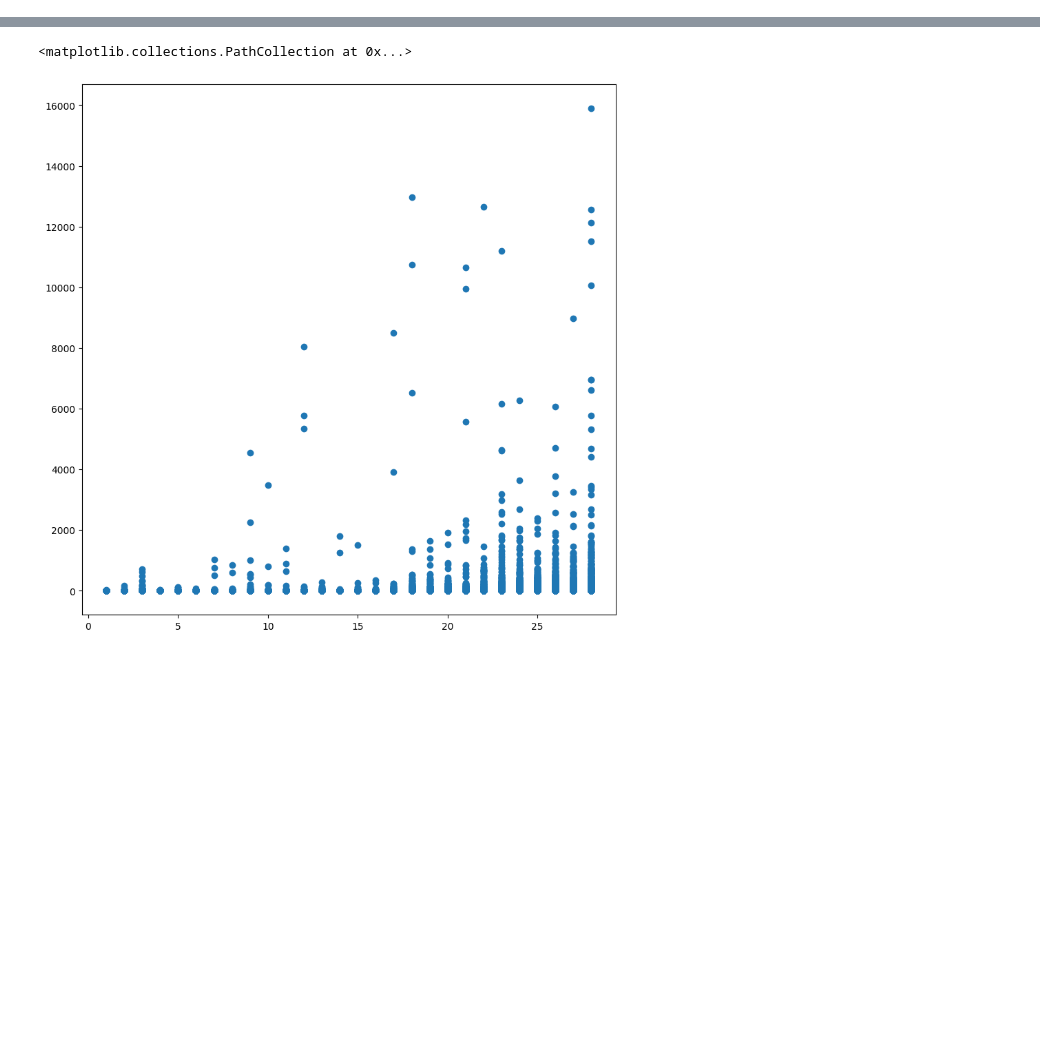
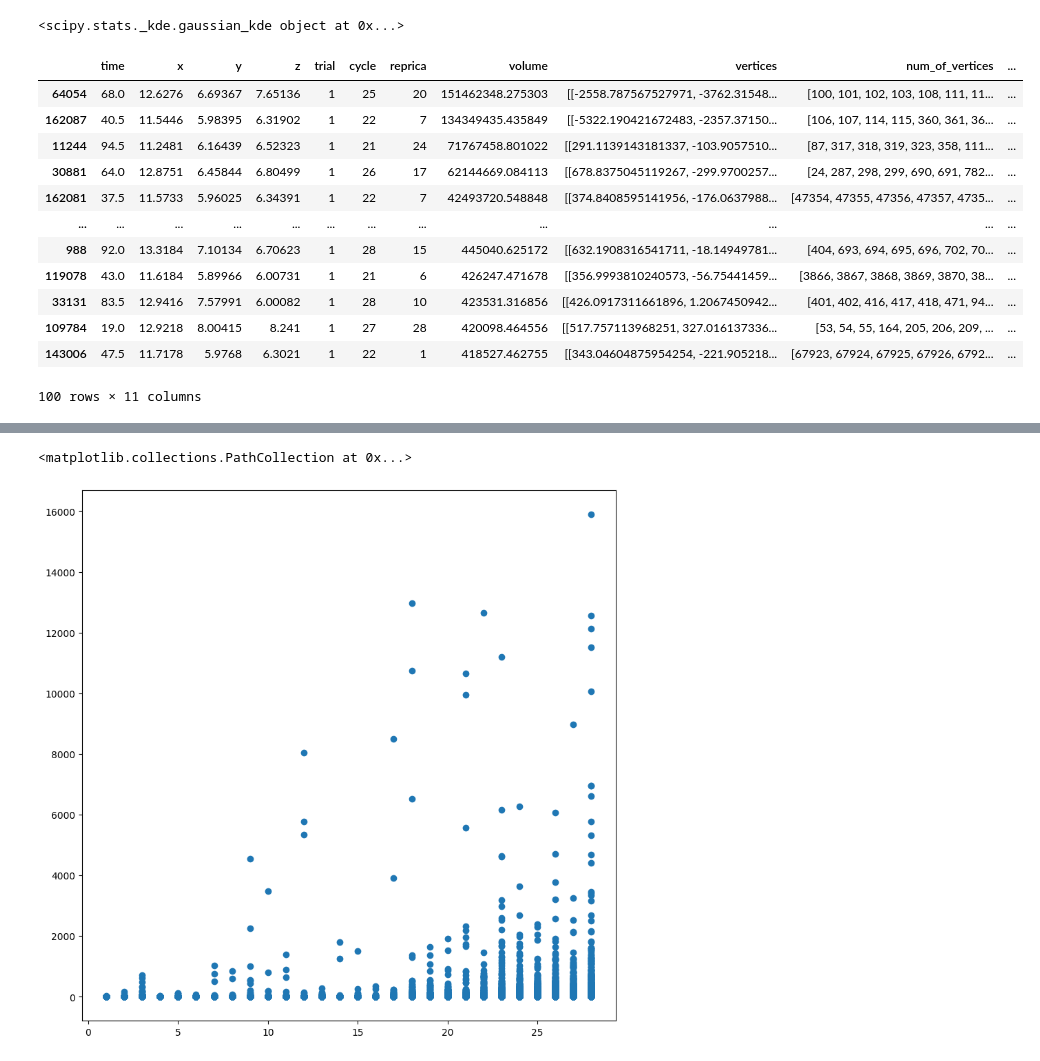
Before and after one commit to mukaiyama729/ResearchAnalysis, a Jupyter notebook: tesselation.ipynb, the cells around one changed output, grey strips where cells are left out. Cells and saved outputs as stored; diff of their text form; code cells hidden in the pictures; blank space fills up the shorter version.

```diff
--- a/tesselation.ipynb
+++ b/tesselation.ipynb
@@ -742,0 +885,4 @@ analysis.delaunay_cal()
+# %%
+analysis.kernel_density_estimation()
+# %% [output]
+<scipy.stats._kde.gaussian_kde object at 0x...>
@@ -742,0 +891,16 @@ analysis.delaunay_cal()
+# %%
+analysis.v_result.sort_values('volume', ascending=False).head(100)
+# %% [output]
+|  | time | x | y | z | trial | cycle | reprica | volume | vertices | num_of_vertices | ... |
+| 64054 | 68.0 | 12.6276 | 6.69367 | 7.65136 | 1 | 25 | 20 | 151462348.275303 | [[-2558.787567527971, -3762.31548... | [100, 101, 102, 103, 108, 111, 11... | ... |
+| 162087 | 40.5 | 11.5446 | 5.98395 | 6.31902 | 1 | 22 | 7 | 134349435.435849 | [[-5322.190421672483, -2357.37150... | [106, 107, 114, 115, 360, 361, 36... | ... |
+| 11244 | 94.5 | 11.2481 | 6.16439 | 6.52323 | 1 | 21 | 24 | 71767458.801022 | [[291.1139143181337, -103.9057510... | [87, 317, 318, 319, 323, 358, 111... | ... |
+| 30881 | 64.0 | 12.8751 | 6.45844 | 6.80499 | 1 | 26 | 17 | 62144669.084113 | [[678.8375045119267, -299.9700257... | [24, 287, 298, 299, 690, 691, 782... | ... |
+| 162081 | 37.5 | 11.5733 | 5.96025 | 6.34391 | 1 | 22 | 7 | 42493720.548848 | [[374.8408595141956, -176.0637988... | [47354, 47355, 47356, 47357, 4735... | ... |
+| ... | ... | ... | ... | ... | ... | ... | ... | ... | ... | ... | ... |
+| 988 | 92.0 | 13.3184 | 7.10134 | 6.70623 | 1 | 28 | 15 | 445040.625172 | [[632.1908316541711, -18.14949781... | [404, 693, 694, 695, 696, 702, 70... | ... |
+| 119078 | 43.0 | 11.6184 | 5.89966 | 6.00731 | 1 | 21 | 6 | 426247.471678 | [[356.9993810240573, -56.75441459... | [3866, 3867, 3868, 3869, 3870, 38... | ... |
+| 33131 | 83.5 | 12.9416 | 7.57991 | 6.00082 | 1 | 28 | 10 | 423531.316856 | [[426.0917311661896, 1.2067450942... | [401, 402, 416, 417, 418, 471, 94... | ... |
+| 109784 | 19.0 | 12.9218 | 8.00415 | 8.241 | 1 | 27 | 28 | 420098.464556 | [[517.757113968251, 327.016137336... | [53, 54, 55, 164, 205, 206, 209, ... | ... |
+| 143006 | 47.5 | 11.7178 | 5.9768 | 6.3021 | 1 | 22 | 1 | 418527.462755 | [[343.04604875954254, -221.905218... | [67923, 67924, 67925, 67926, 6792... | ... |
+100 rows × 11 columns
```
Also changed, not shown: parts of 38 cells of this notebook, 6 other files.
